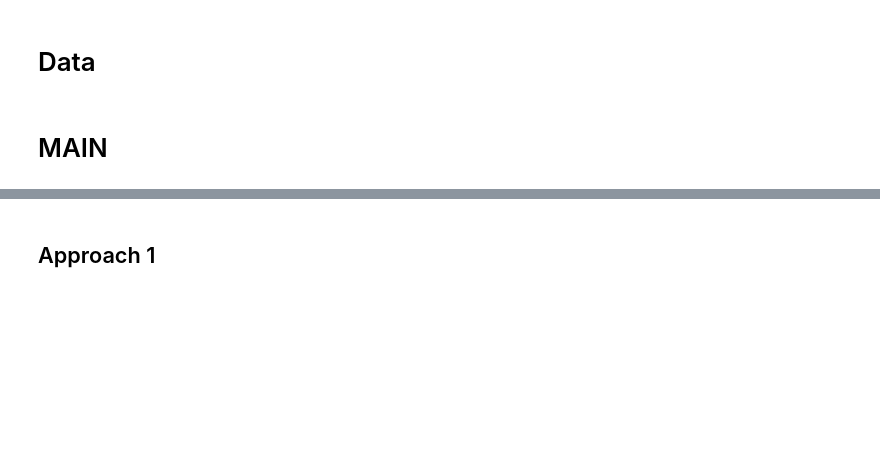
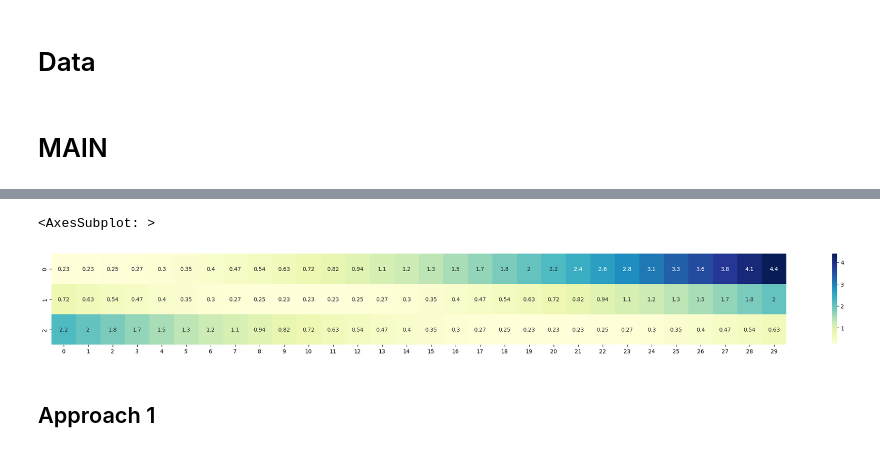
Before and after one commit to ducphuE10/P-OPW, a Jupyter notebook: run.ipynb, the cells around one changed output, grey strips where cells are left out. Cells and saved outputs as stored; diff of their text form; code cells hidden in the pictures; blank space fills up the shorter version.

```diff
--- a/run.ipynb
+++ b/run.ipynb
@@ -46,3 +55,11 @@ b = np.ones(y3.shape[0])/y3.shape[0]
+# %%
+time_distance = opw_distance(np.zeros(D.shape),lambda1=0, lambda2=1, delta=0.5)
+# %%
+plt.figure(figsize=(30,3))
+sns.heatmap(time_distance.round(4),cmap="YlGnBu",annot = True)
+# %% [output]
+<AxesSubplot: >
+[figure, added]
 # %% [markdown]
 ## Approach 1
 # %%
```
Also changed, not shown: parts of 4 cells of this notebook, 4 other files.
